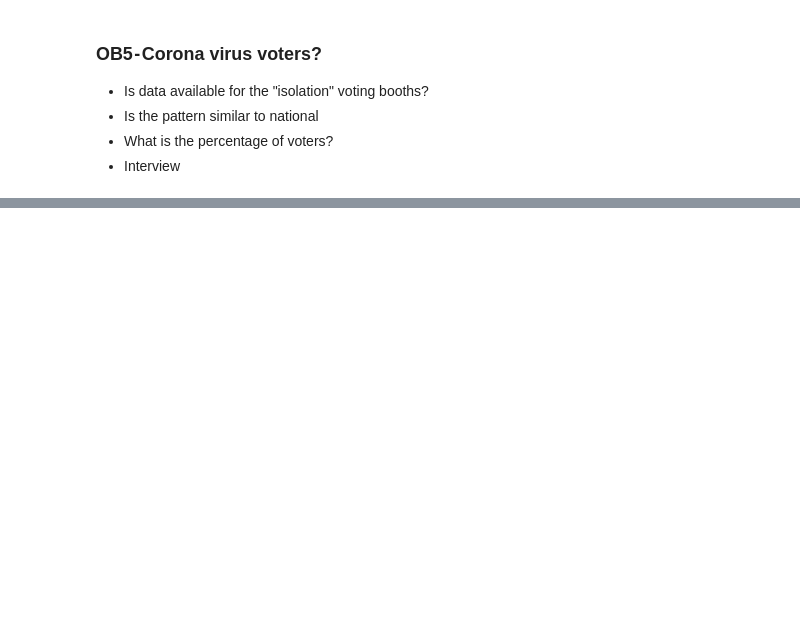
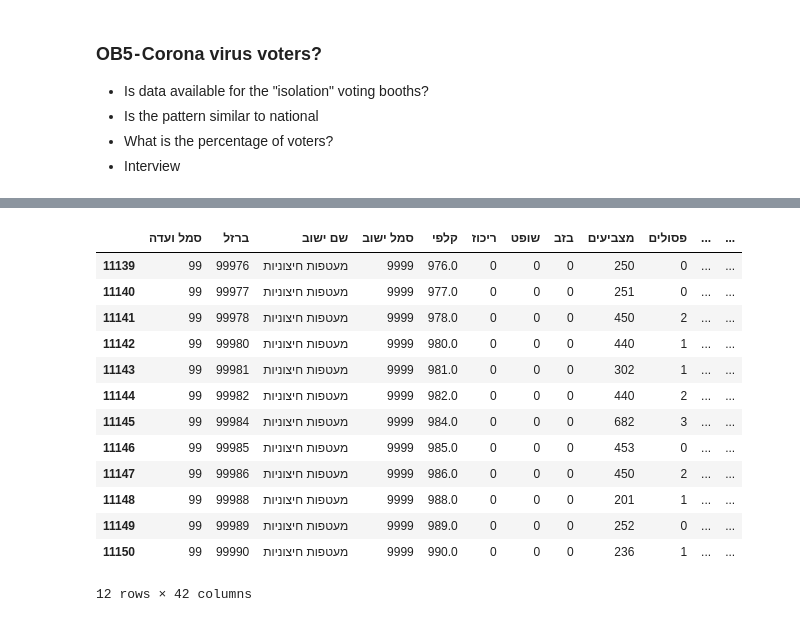
Before and after one commit to biafarrugia/dror-ddj-notebooks, a Jupyter notebook: notebooks/israel-elections-2020-numerical-observations.ipynb, the cells around one changed output, grey strips where cells are left out. Saved outputs shown, nothing was run; the diff lists cells and outputs as text; code cells hidden in the pictures; blank space fills up the shorter version.

```diff
--- a/notebooks/israel-elections-2020-numerical-observations.ipynb
+++ b/notebooks/israel-elections-2020-numerical-observations.ipynb
@@ -89,0 +171,21 @@ df_sel_cols.sort_values(by=['fit_index'], ascending=True).head(10)
+# %%
+he_comm = 'סמל ועדה'
+he_booth = 'קלפי'
+df1 = df1[df1[he_booth] > 642]
+df1 = df1[df1[he_comm] >= 90]
+df1
+# %% [output]
+|  | סמל ועדה | ברזל | שם ישוב | סמל ישוב | קלפי | ריכוז | שופט | בזב | מצביעים | פסולים | ... | ... |
+| 11139 | 99 | 99976 | מעטפות חיצוניות | 9999 | 976.0 | 0 | 0 | 0 | 250 | 0 | ... | ... |
+| 11140 | 99 | 99977 | מעטפות חיצוניות | 9999 | 977.0 | 0 | 0 | 0 | 251 | 0 | ... | ... |
+| 11141 | 99 | 99978 | מעטפות חיצוניות | 9999 | 978.0 | 0 | 0 | 0 | 450 | 2 | ... | ... |
+| 11142 | 99 | 99980 | מעטפות חיצוניות | 9999 | 980.0 | 0 | 0 | 0 | 440 | 1 | ... | ... |
+| 11143 | 99 | 99981 | מעטפות חיצוניות | 9999 | 981.0 | 0 | 0 | 0 | 302 | 1 | ... | ... |
+| 11144 | 99 | 99982 | מעטפות חיצוניות | 9999 | 982.0 | 0 | 0 | 0 | 440 | 2 | ... | ... |
+| 11145 | 99 | 99984 | מעטפות חיצוניות | 9999 | 984.0 | 0 | 0 | 0 | 682 | 3 | ... | ... |
+| 11146 | 99 | 99985 | מעטפות חיצוניות | 9999 | 985.0 | 0 | 0 | 0 | 453 | 0 | ... | ... |
+| 11147 | 99 | 99986 | מעטפות חיצוניות | 9999 | 986.0 | 0 | 0 | 0 | 450 | 2 | ... | ... |
+| 11148 | 99 | 99988 | מעטפות חיצוניות | 9999 | 988.0 | 0 | 0 | 0 | 201 | 1 | ... | ... |
+| 11149 | 99 | 99989 | מעטפות חיצוניות | 9999 | 989.0 | 0 | 0 | 0 | 252 | 0 | ... | ... |
+| 11150 | 99 | 99990 | מעטפות חיצוניות | 9999 | 990.0 | 0 | 0 | 0 | 236 | 1 | ... | ... |
+12 rows × 42 columns
```
Also changed, not shown: parts of 9 cells of this notebook, 1 other file.
